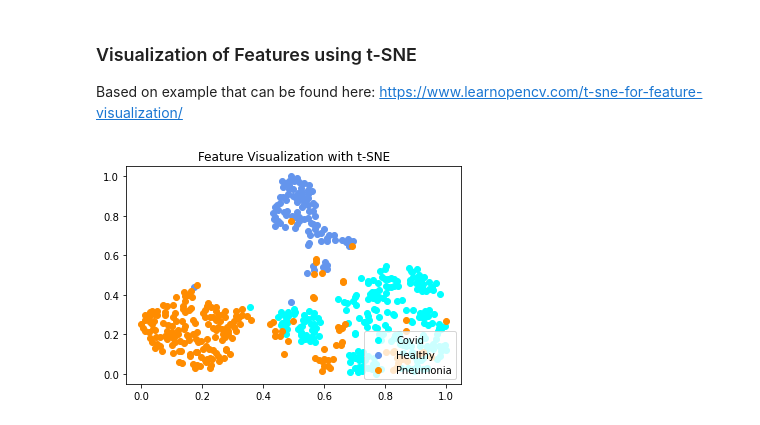
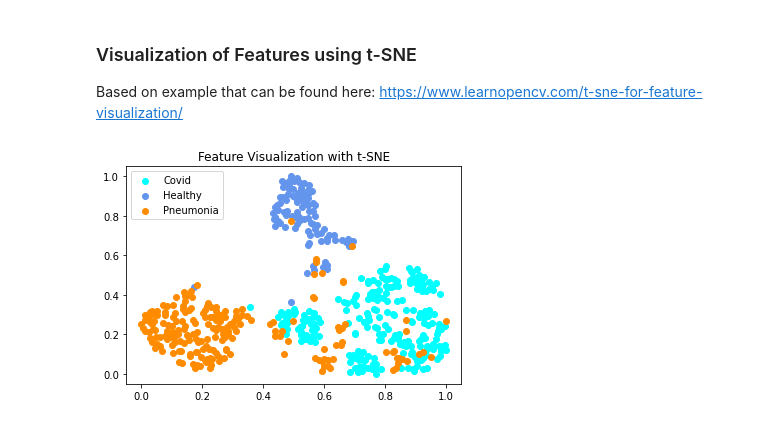
Before and after one commit to ar-ambuj23/covid19_pocus_ultrasound_pytorch, a Jupyter notebook: code/scripts/training_resnet.ipynb, the cells around one changed output. Saved outputs shown, nothing was run; the diff lists cells and outputs as text; code cells hidden in the pictures.

```diff
--- a/code/scripts/training_resnet.ipynb
+++ b/code/scripts/training_resnet.ipynb
@@ -738,32 +738,32 @@ ty = scale_to_01_range(ty)
 fig = plt.figure()
 ax = fig.add_subplot(111)
 
 for i in range(len(trainer.classes)):
 
     if i == 0:
         color = 'aqua'
         label = 'Covid'
     elif i == 2:
         color = 'darkorange'
         label = 'Pneumonia'
     else:
         color = 'cornflowerblue'
         label = 'Healthy'
 
     # find the samples of the current class in the data
     indices = np.where(labels_t == i)[0]
 
     # extract the coordinates of the points of this class only
     current_tx = np.take(tx, indices)
     current_ty = np.take(ty, indices)
 
     # add a scatter plot with the corresponding color and label
     ax.scatter(current_tx, current_ty, c=color, label='{0}'
                ''.format(label))
 
 # build a legend using the labels we set previously
-ax.legend(loc='lower right')
+ax.legend(loc='upper left')
 plt.title("Feature Visualization with t-SNE")
 plt.show()
 # %% [output]
-[figure, old version]
+[figure, new version]
```
